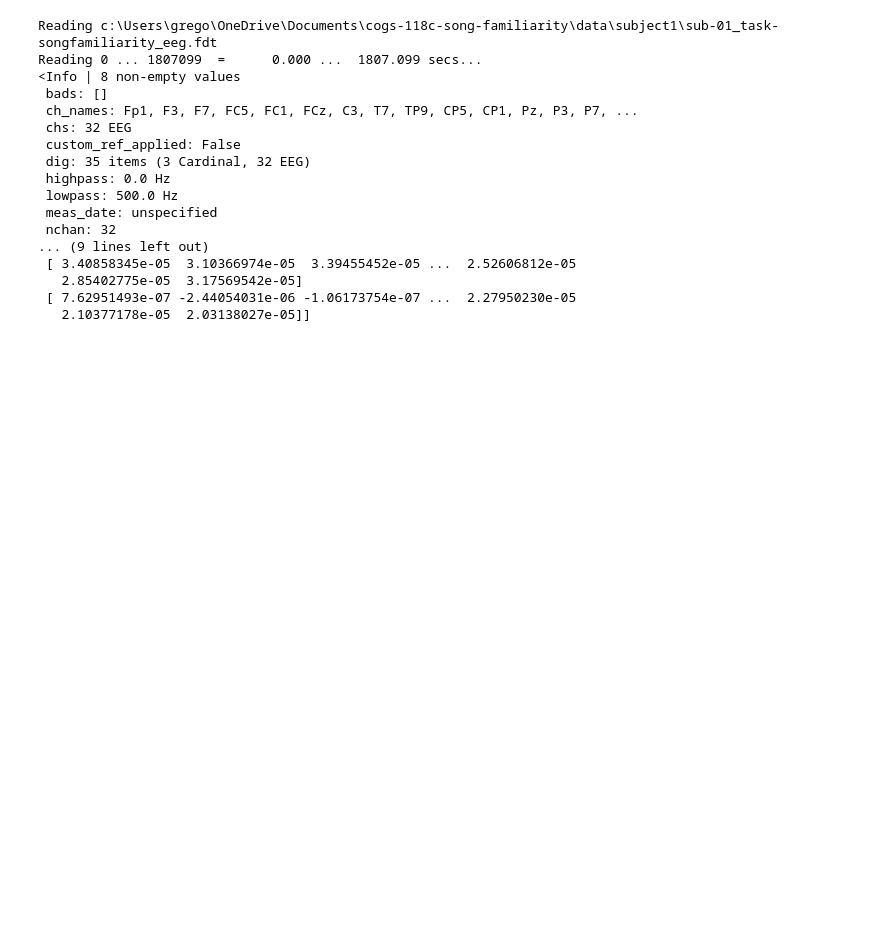
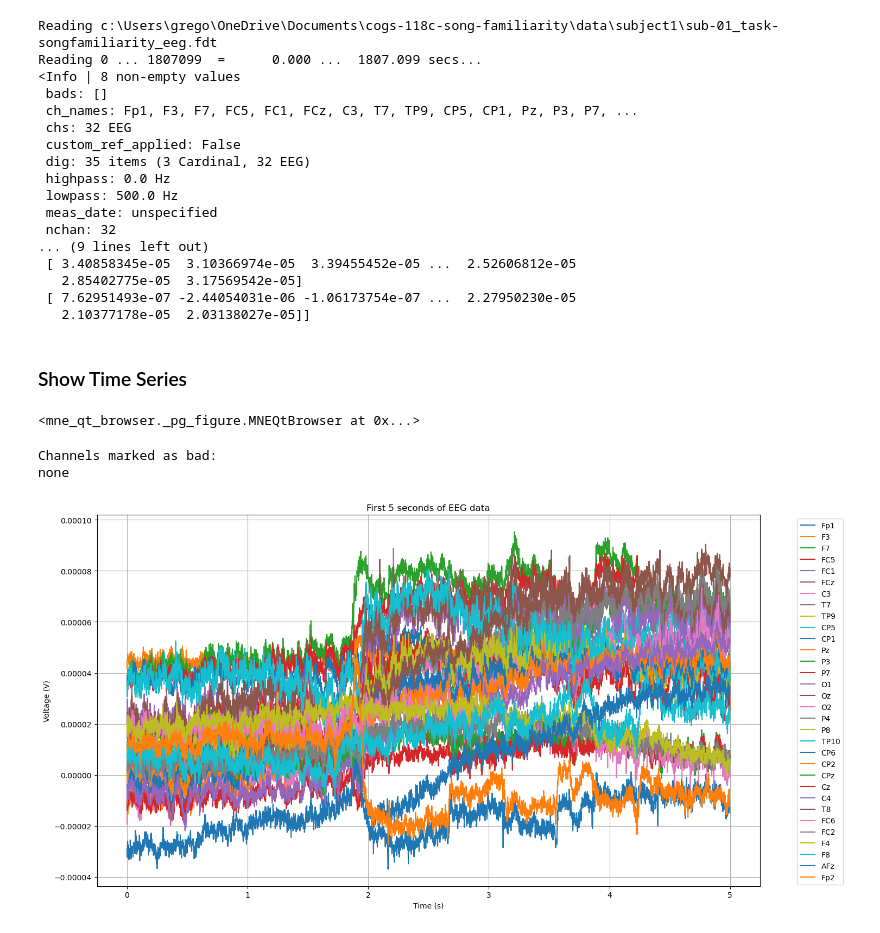
Before and after one commit to gregoryweber/cogs-118c-song-familiarity, a Jupyter notebook: main.ipynb, the cells around one changed output. Cells and saved outputs as stored; diff of their text form; code cells hidden in the pictures; blank space fills up the shorter version.

Commit message:
added intial graphs

```diff
--- a/main.ipynb
+++ b/main.ipynb
@@ -27,3 +35,24 @@ Reading 0 ... 1807099  =      0.000 ...  1807.099 secs...
    2.85402775e-05  3.17569542e-05]
  [ 7.62951493e-07 -2.44054031e-06 -1.06173754e-07 ...  2.27950230e-05
    2.10377178e-05  2.03138027e-05]]
+# %% [markdown]
+### Show Time Series
+# %%
+raw.plot(duration=10, n_channels=raw.info['nchan'], scalings='auto')
+# %% [output]
+<mne_qt_browser._pg_figure.MNEQtBrowser at 0x...>
+Channels marked as bad:
+none
+# %%
+data, times = raw[:, :5000]  # Get first 5 seconds (5000 samples at 1000Hz)
+plt.figure(figsize=(15, 8))
+for i in range(len(raw.ch_names)):
+  plt.plot(times, data[i], label=raw.ch_names[i])
+plt.xlabel('Time (s)')
+plt.ylabel('Voltage (V)')
+plt.title('First 5 seconds of EEG data')
+plt.grid(True)
+plt.legend(bbox_to_anchor=(1.05, 1), loc='upper left')
+plt.tight_layout()
+# %% [output]
+[figure, added]
```
Also changed, not shown: parts of 7 cells of this notebook.
